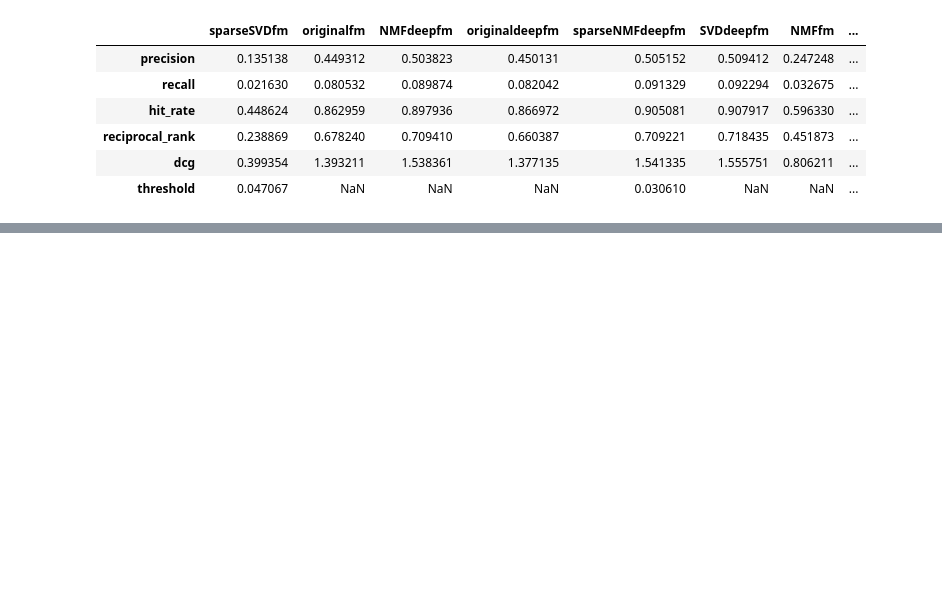
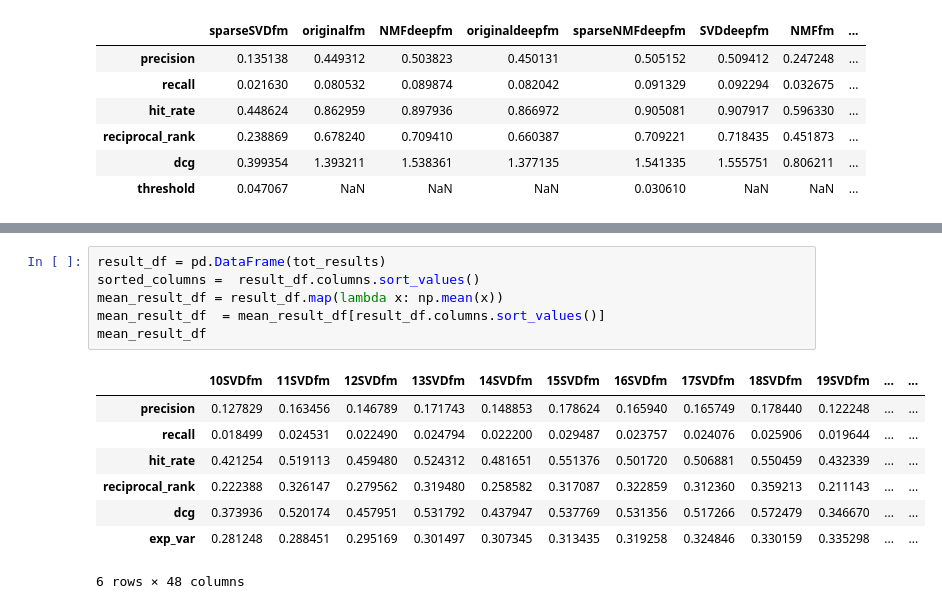
Before and after one commit to basill2001/SVD_FM, a Jupyter notebook: notes/pickle_checker.ipynb, the cells around one changed output, grey strips where cells are left out. Drawn from its saved outputs; the diff is of its cells as text; blank space fills up the shorter version.

```diff
--- a/notes/pickle_checker.ipynb
+++ b/notes/pickle_checker.ipynb
@@ -37,0 +50,15 @@ study
+# %%
+result_df = pd.DataFrame(tot_results)
+sorted_columns =  result_df.columns.sort_values()
+mean_result_df = result_df.map(lambda x: np.mean(x))
+mean_result_df  = mean_result_df[result_df.columns.sort_values()]
+mean_result_df
+# %% [output]
+|  | 10SVDfm | 11SVDfm | 12SVDfm | 13SVDfm | 14SVDfm | 15SVDfm | 16SVDfm | 17SVDfm | 18SVDfm | 19SVDfm | ... | ... |
+| precision | 0.127829 | 0.163456 | 0.146789 | 0.171743 | 0.148853 | 0.178624 | 0.165940 | 0.165749 | 0.178440 | 0.122248 | ... | ... |
+| recall | 0.018499 | 0.024531 | 0.022490 | 0.024794 | 0.022200 | 0.029487 | 0.023757 | 0.024076 | 0.025906 | 0.019644 | ... | ... |
+| hit_rate | 0.421254 | 0.519113 | 0.459480 | 0.524312 | 0.481651 | 0.551376 | 0.501720 | 0.506881 | 0.550459 | 0.432339 | ... | ... |
+| reciprocal_rank | 0.222388 | 0.326147 | 0.279562 | 0.319480 | 0.258582 | 0.317087 | 0.322859 | 0.312360 | 0.359213 | 0.211143 | ... | ... |
+| dcg | 0.373936 | 0.520174 | 0.457951 | 0.531792 | 0.437947 | 0.537769 | 0.531356 | 0.517266 | 0.572479 | 0.346670 | ... | ... |
+| exp_var | 0.281248 | 0.288451 | 0.295169 | 0.301497 | 0.307345 | 0.313435 | 0.319258 | 0.324846 | 0.330159 | 0.335298 | ... | ... |
+6 rows × 48 columns
```
Also changed, not shown: parts of 5 cells of this notebook, 11 other files.
